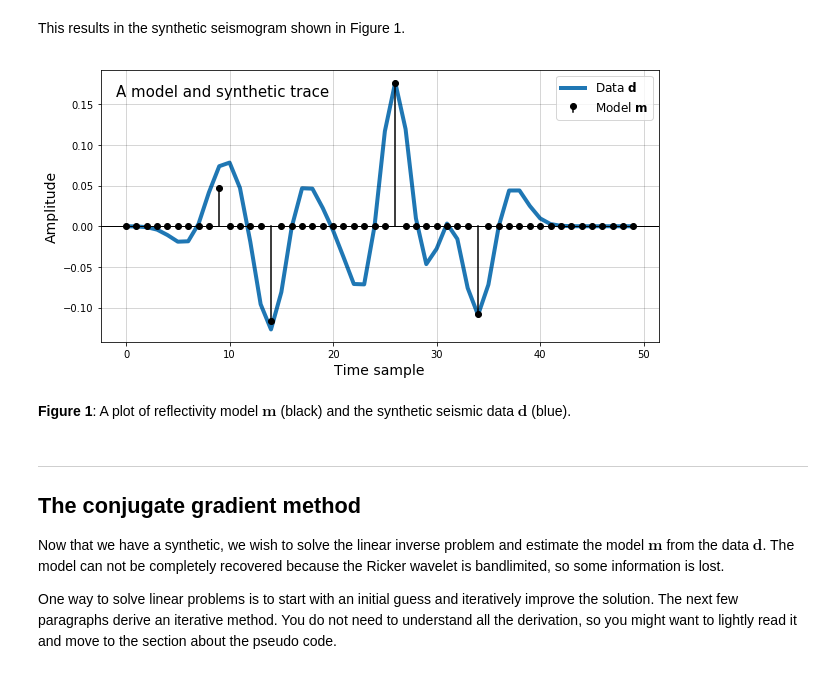
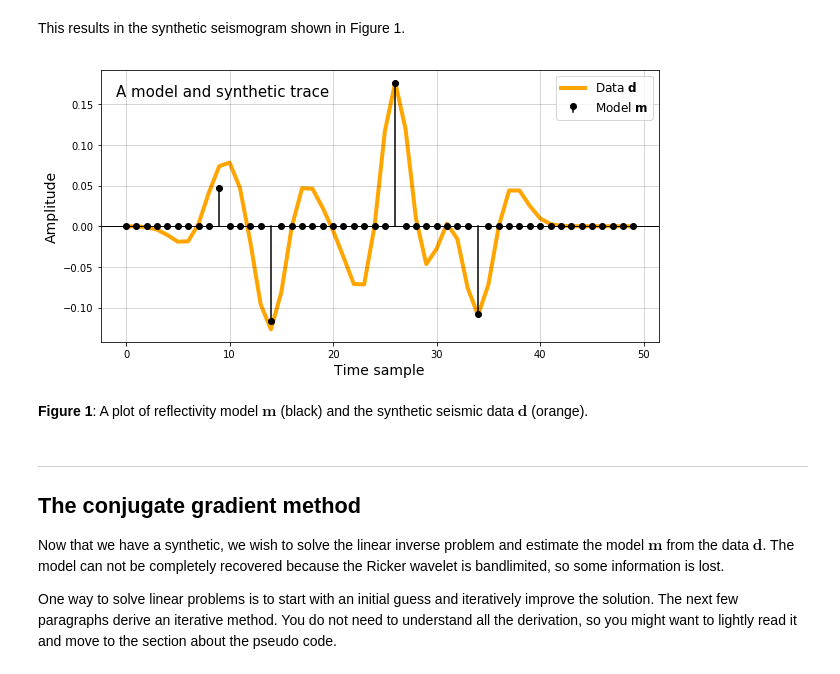
Before and after one commit to seg/tutorials-2018, a Jupyter notebook: 1804_Conjugate_gradient_inversion/conjugate_gradient_MS.ipynb, the cells around one changed output. Cells and saved outputs as stored; diff of their text form; code cells hidden in the pictures.

Commit message:
figure updates

```diff
--- a/1804_Conjugate_gradient_inversion/conjugate_gradient_MS.ipynb
+++ b/1804_Conjugate_gradient_inversion/conjugate_gradient_MS.ipynb
@@ -180,22 +180,22 @@ This results in the synthetic seismogram shown in Figure 1.
 # %%
 # NOT FOR MANUSCRIPT
 fig, ax = plt.subplots(figsize=(10, 5))
 
 plt.stem(m, label="Model $\mathbf{m}$", basefmt='none', linefmt='k', markerfmt='ko')
 plt.axhline(c='k', lw=1)
-ax.plot(d, lw=4, zorder=1, label="Data $\mathbf{d}$")
+ax.plot(d, color='orange', lw=4, zorder=1, label="Data $\mathbf{d}$")
 ax.text(-1, 0.16, 'A model and synthetic trace', size=15)
 ax.set_xlabel('Time sample', size=14)
 ax.set_ylabel('Amplitude', size=14)
 ax.legend(fontsize=12)
 ax.grid(color='k', alpha=0.2)
 
 plt.savefig('figure1_model_data.png', dpi=300)
 plt.show()
 # %% [output]
-[figure, old version]
+[figure, new version]
 # %% [markdown]
-__Figure 1__: A plot of reflectivity model $\mathbf{m}$ (black) and the synthetic seismic data $\mathbf{d}$ (blue).
+__Figure 1__: A plot of reflectivity model $\mathbf{m}$ (black) and the synthetic seismic data $\mathbf{d}$ (orange).
 # %% [markdown]
 <hr>
 
```
Also changed, not shown: parts of 3 cells of this notebook, 3 other files.
